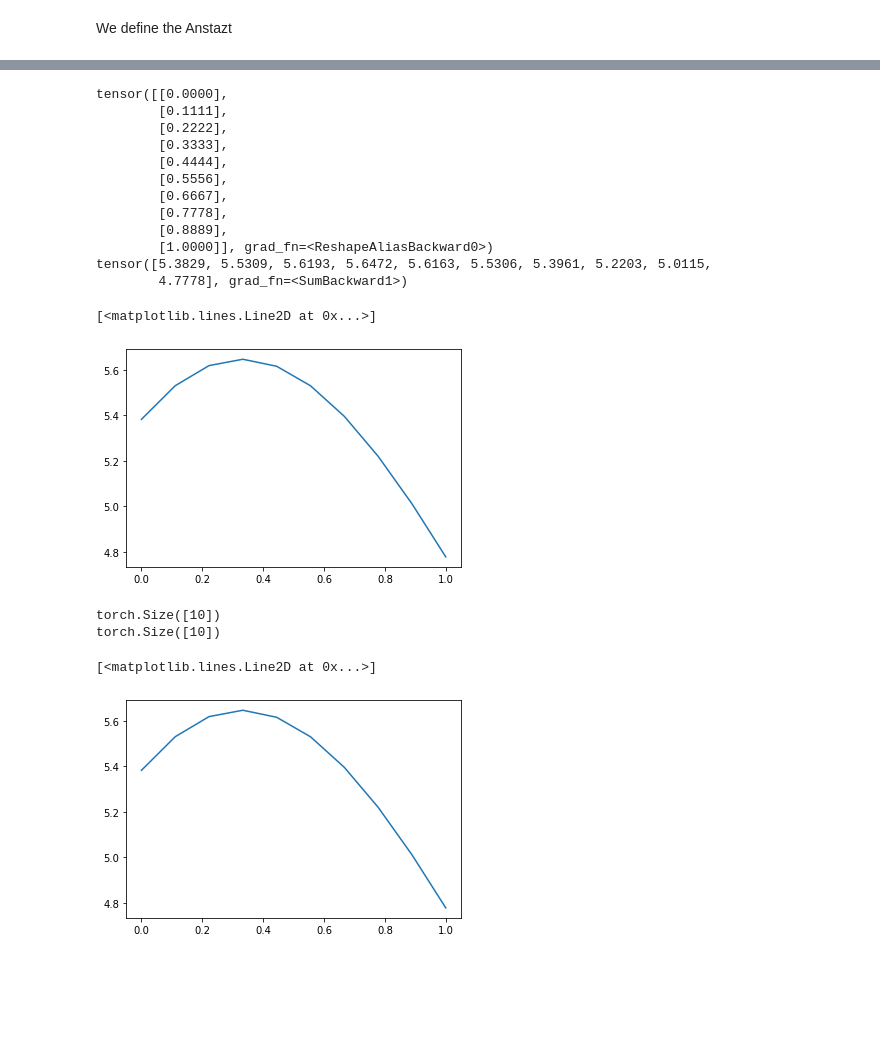
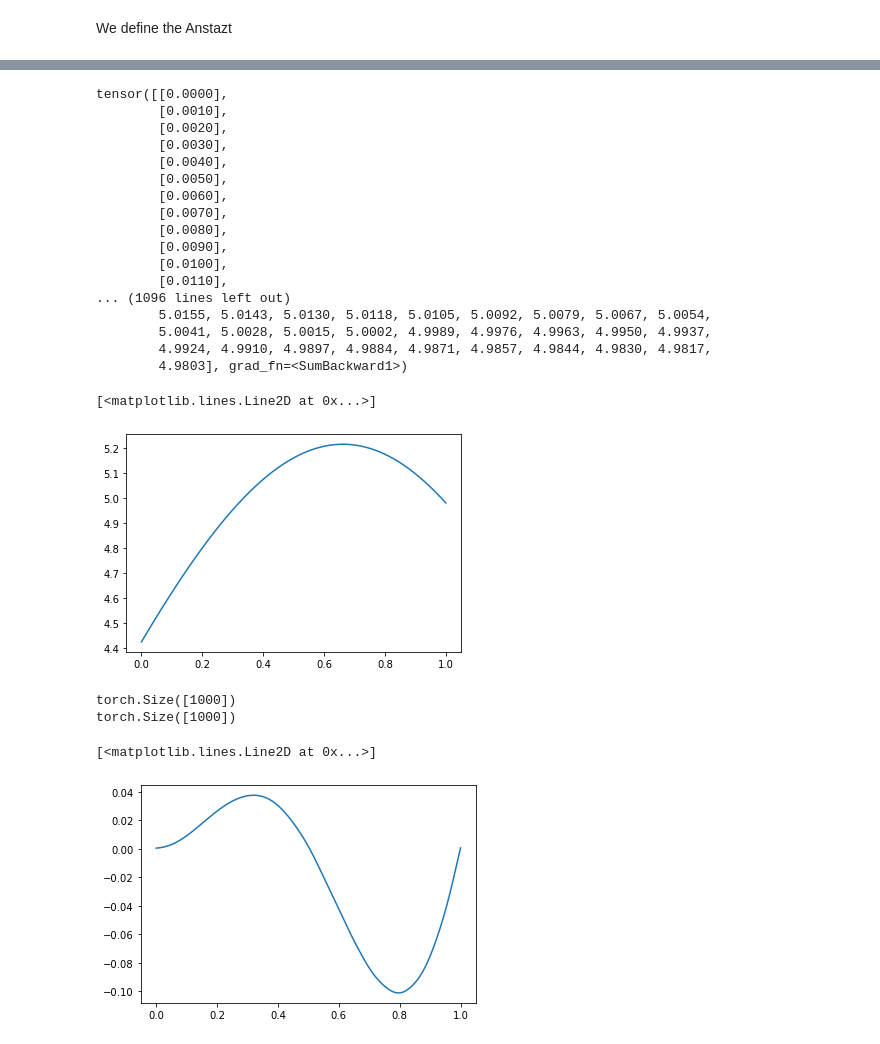
Before and after one commit to guimgarnier/EG_neuralgalerkin, a Jupyter notebook: notebooks/ansatz.ipynb, the cells around one changed output, grey strips where cells are left out. Saved outputs shown, nothing was run; the diff lists cells and outputs as text; code cells hidden in the pictures; blank space fills up the shorter version.

```diff
--- a/notebooks/ansatz.ipynb
+++ b/notebooks/ansatz.ipynb
@@ -99,22 +99,27 @@ tensor([5.0290, 5.4351, 5.4623, 5.5984, 5.4022, 5.1868, 5.4582, 5.2597, 5.4529,
 # %%
-x_domain = [0.0, 1.0]; n_points_x = 10
-mesh_x = torch.linspace(x_domain[0], x_domain[1], steps=n_points_x, requires_grad=True).reshape(n_points_x,1)
+x_domain = [0.0, 1.0]; n_points_x = 1000
+mesh_x = torch.linspace(x_domain[0], x_domain[1], steps=n_points_x, requires_grad=True).unsqueeze(1)
 print(mesh_x)
 
 print(model(mesh_x))
 # %% [output]
 tensor([[0.0000],
-        [0.1111],
-        [0.2222],
-        [0.3333],
-        [0.4444],
-        [0.5556],
-        [0.6667],
-        [0.7778],
-        [0.8889],
-        [1.0000]], grad_fn=<ReshapeAliasBackward0>)
-tensor([5.3829, 5.5309, 5.6193, 5.6472, 5.6163, 5.5306, 5.3961, 5.2203, 5.0115,
-        4.7778], grad_fn=<SumBackward1>)
+        [0.0010],
+        [0.0020],
+        [0.0030],
+        [0.0040],
+        [0.0050],
+        [0.0060],
+        [0.0070],
+        [0.0080],
+        [0.0090],
+        [0.0100],
+        [0.0110],
+... (1096 lines left out)
+        5.0155, 5.0143, 5.0130, 5.0118, 5.0105, 5.0092, 5.0079, 5.0067, 5.0054,
+        5.0041, 5.0028, 5.0015, 5.0002, 4.9989, 4.9976, 4.9963, 4.9950, 4.9937,
+        4.9924, 4.9910, 4.9897, 4.9884, 4.9871, 4.9857, 4.9844, 4.9830, 4.9817,
+        4.9803], grad_fn=<SumBackward1>)
 # %%
 mesh_x.reshape(n_points_x,1).reshape(-1)
 
@@ -123,21 +128,21 @@ y_train = model(mesh_x)
 plt.plot(mesh_x.detach(), y_train.detach())
 # %% [output]
 [<matplotlib.lines.Line2D at 0x...>]
-[figure, old version]
+[figure, new version]
 # %%
 def u0(x):
-    return x**2
+    return (1-x) * x**2 * tc.cos(tc.pi*x)
 
 y_true = u0(mesh_x).squeeze()
 print(y_true.shape)
 print(y_train.shape)
 
 plt.plot(mesh_x.detach(), y_train.detach())
 # %% [output]
-torch.Size([10])
-torch.Size([10])
+torch.Size([1000])
+torch.Size([1000])
 [<matplotlib.lines.Line2D at 0x...>]
-[figure, old version]
+[figure, new version]
 # %%
 # Optimization
 criterion=torch.nn.MSELoss()
```
Also changed, not shown: parts of 3 cells of this notebook, 1 other file.
